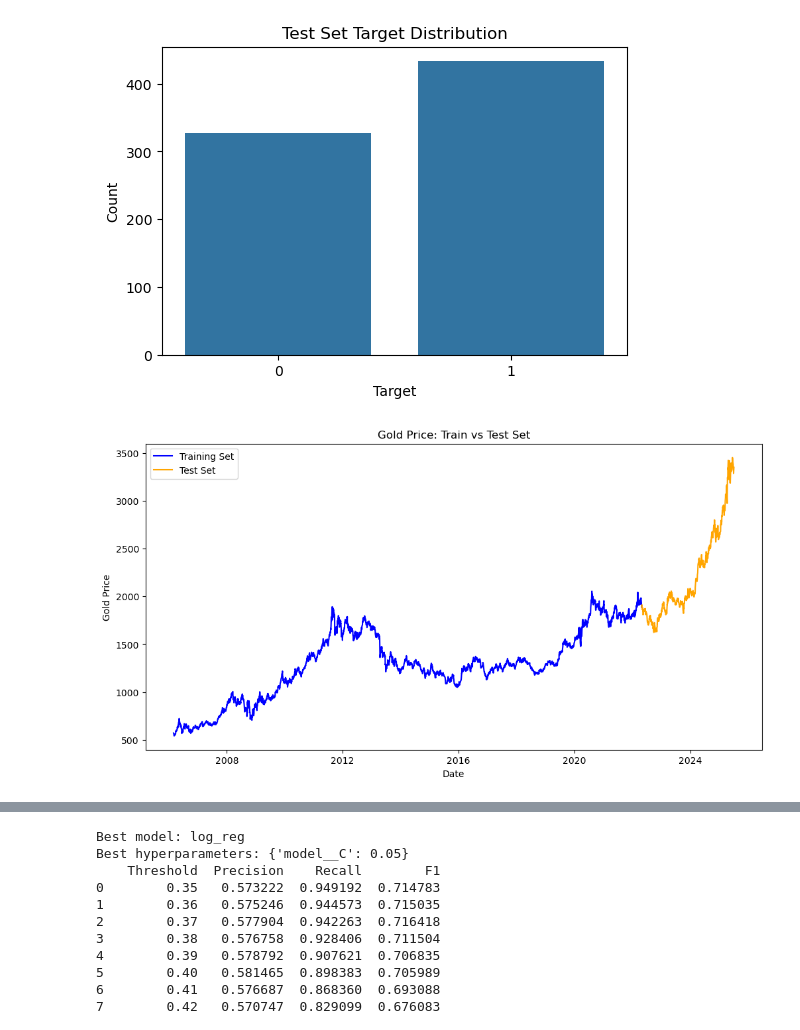
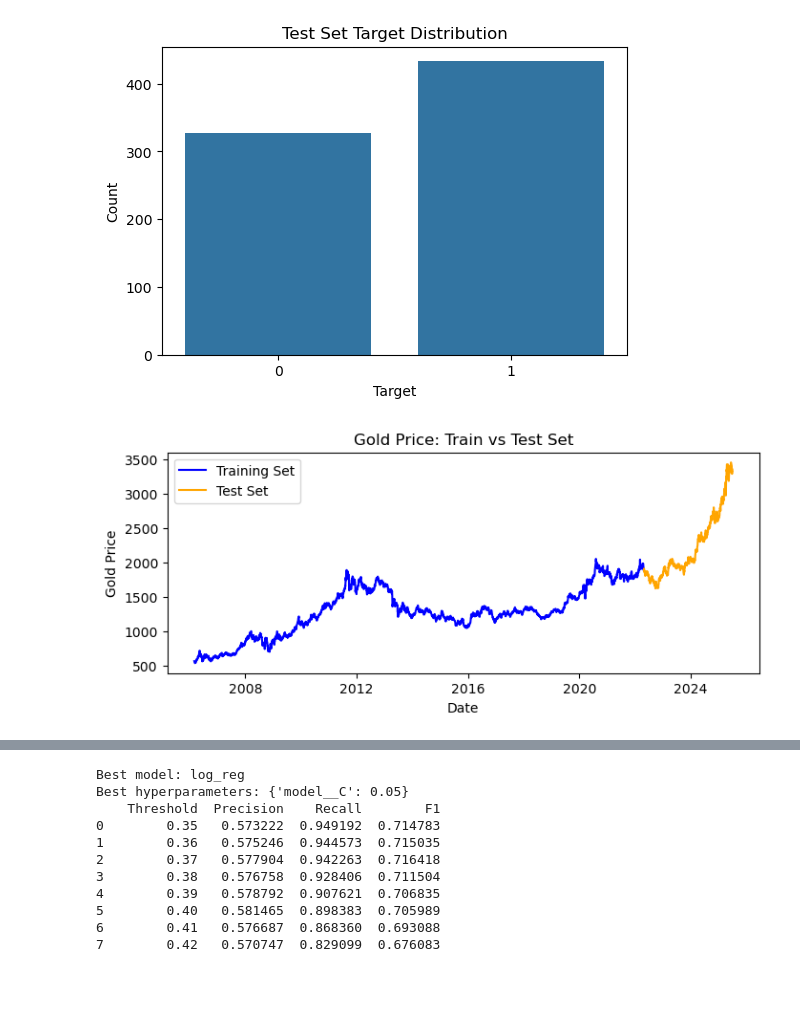
Before and after one commit to MartynChong/applied_project, a Jupyter notebook: project.ipynb, the cells around one changed output, grey strips where cells are left out. Cells and saved outputs as stored; diff of their text form; code cells hidden in the pictures; blank space fills up the shorter version.

Commit message:
Adding visual plots

```diff
--- a/project.ipynb
+++ b/project.ipynb
@@ -345,15 +469,15 @@ plt.show()
 # %%
 # Get train/test date ranges
 train_dates = X_train_full.index
 test_dates = X_test_final.index
 
-plt.figure(figsize=(12,6))
+plt.figure(figsize=(8,3))
 plt.plot(df.loc[train_dates, 'price'], label='Training Set', color='blue')
 plt.plot(df.loc[test_dates, 'price'], label='Test Set', color='orange')
 plt.xlabel('Date')
 plt.ylabel('Gold Price')
 plt.title('Gold Price: Train vs Test Set')
 plt.legend()
 plt.show()
 # %% [output]
-[figure, old version]
+[figure, new version]
```
Also changed, not shown: parts of 15 cells of this notebook, 8 other files.
